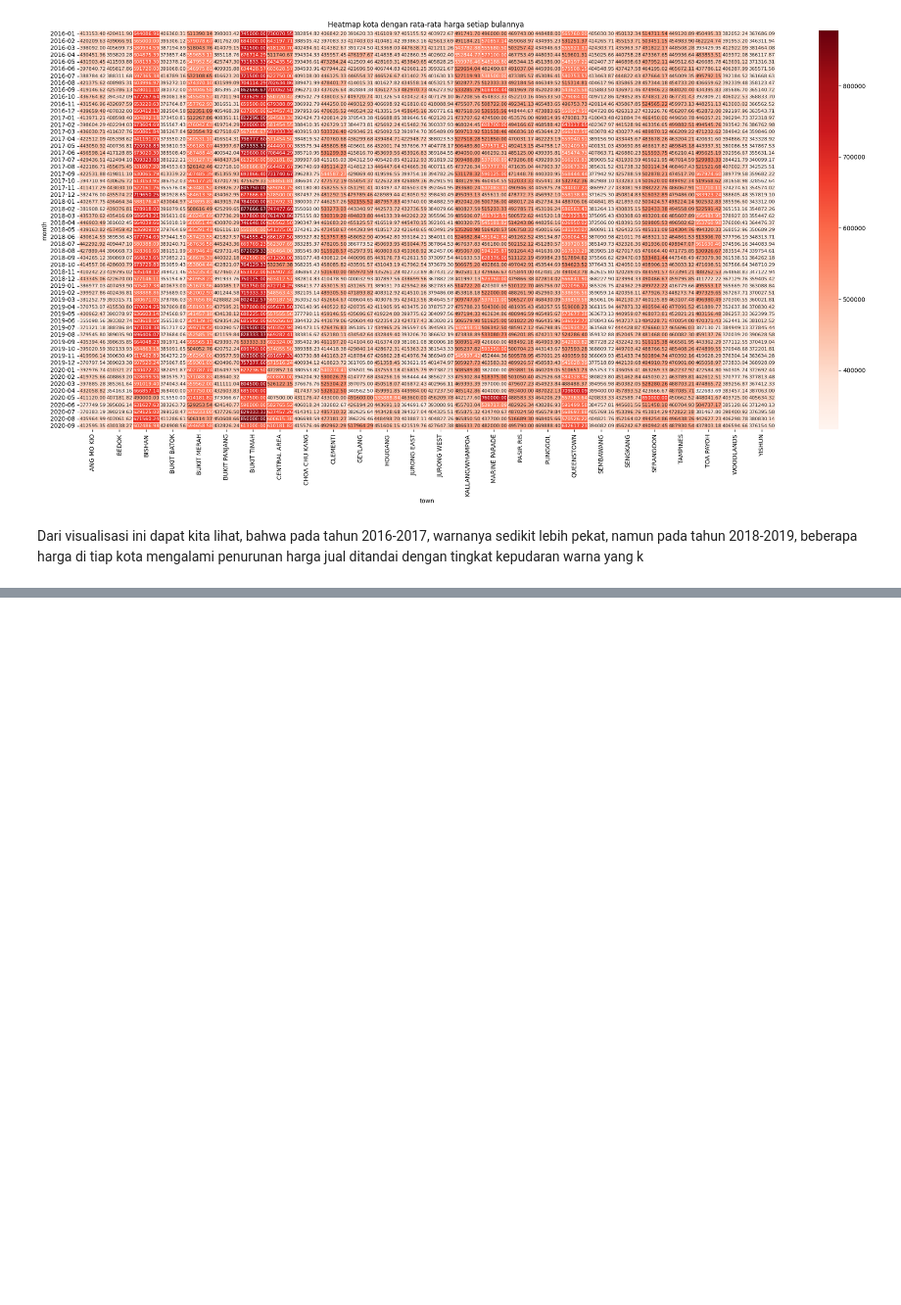
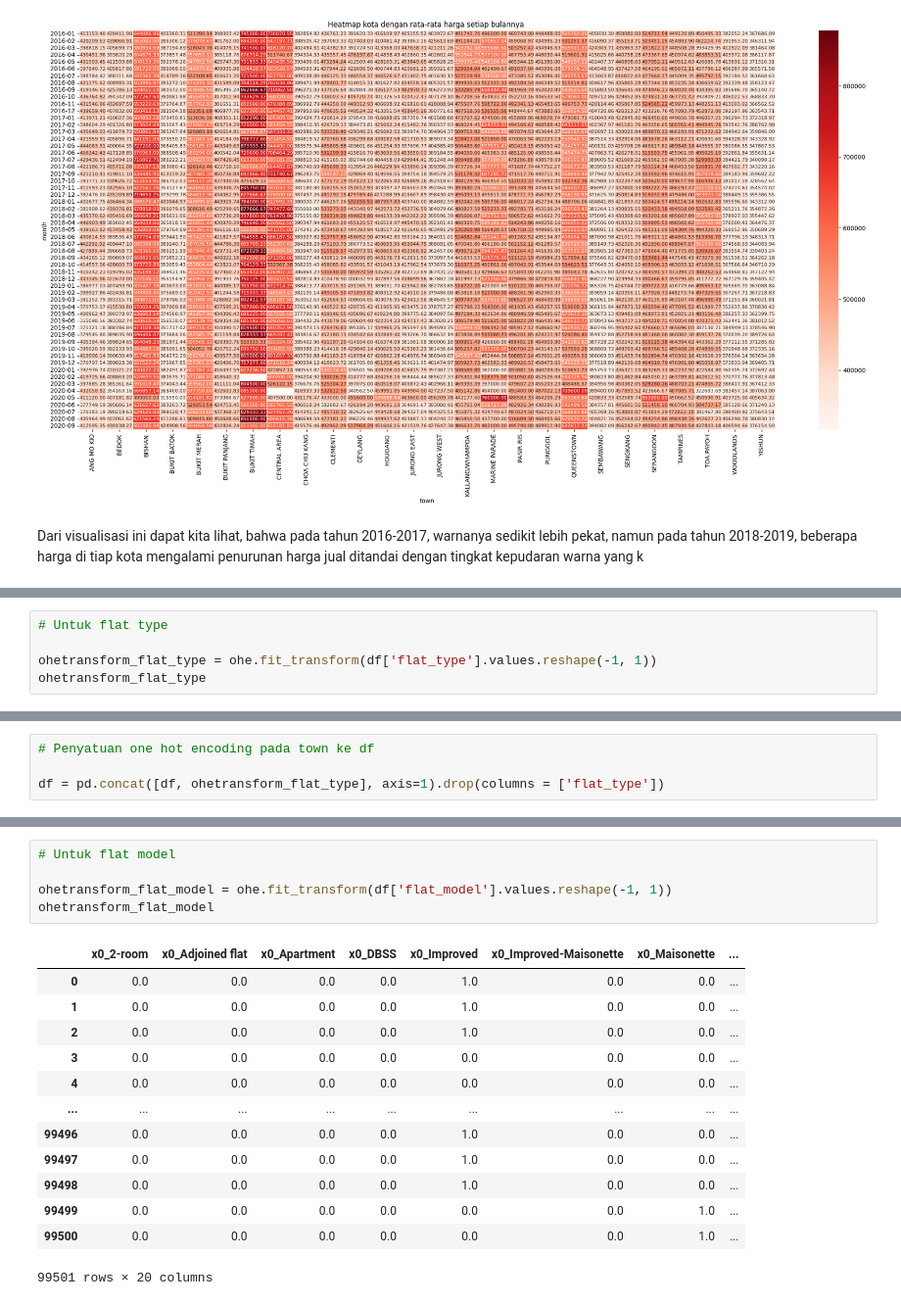
Before and after one commit to mhmhatta/SGResalePrice, a Jupyter notebook: Tubes PML Kelompok GaNi.ipynb, the cells around one changed output, grey strips where cells are left out. Shown at 98% size. Cells and saved outputs as stored; diff of their text form; blank space fills up the shorter version.

```diff
--- a/Tubes PML Kelompok GaNi.ipynb
+++ b/Tubes PML Kelompok GaNi.ipynb
@@ -672,0 +747,5 @@ y = df['resale_price']  # Target
+# %%
+# Untuk flat type
+
+ohetransform_flat_type = ohe.fit_transform(df['flat_type'].values.reshape(-1, 1))
+ohetransform_flat_type
@@ -672,0 +766,4 @@ y = df['resale_price']  # Target
+# %%
+# Penyatuan one hot encoding pada town ke df
+
+df = pd.concat([df, ohetransform_flat_type], axis=1).drop(columns = ['flat_type'])
@@ -672,0 +786,19 @@ y = df['resale_price']  # Target
+# %%
+# Untuk flat model
+
+ohetransform_flat_model = ohe.fit_transform(df['flat_model'].values.reshape(-1, 1))
+ohetransform_flat_model
+# %% [output]
+|  | x0_2-room | x0_Adjoined flat | x0_Apartment | x0_DBSS | x0_Improved | x0_Improved-Maisonette | x0_Maisonette | ... |
+| 0 | 0.0 | 0.0 | 0.0 | 0.0 | 1.0 | 0.0 | 0.0 | ... |
+| 1 | 0.0 | 0.0 | 0.0 | 0.0 | 1.0 | 0.0 | 0.0 | ... |
+| 2 | 0.0 | 0.0 | 0.0 | 0.0 | 1.0 | 0.0 | 0.0 | ... |
+| 3 | 0.0 | 0.0 | 0.0 | 0.0 | 0.0 | 0.0 | 0.0 | ... |
+| 4 | 0.0 | 0.0 | 0.0 | 0.0 | 0.0 | 0.0 | 0.0 | ... |
+| ... | ... | ... | ... | ... | ... | ... | ... | ... |
+| 99496 | 0.0 | 0.0 | 0.0 | 0.0 | 1.0 | 0.0 | 0.0 | ... |
+| 99497 | 0.0 | 0.0 | 0.0 | 0.0 | 1.0 | 0.0 | 0.0 | ... |
+| 99498 | 0.0 | 0.0 | 0.0 | 0.0 | 1.0 | 0.0 | 0.0 | ... |
+| 99499 | 0.0 | 0.0 | 0.0 | 0.0 | 0.0 | 0.0 | 1.0 | ... |
+| 99500 | 0.0 | 0.0 | 0.0 | 0.0 | 0.0 | 0.0 | 1.0 | ... |
+99501 rows × 20 columns
```
Also changed, not shown: parts of 35 cells of this notebook.
